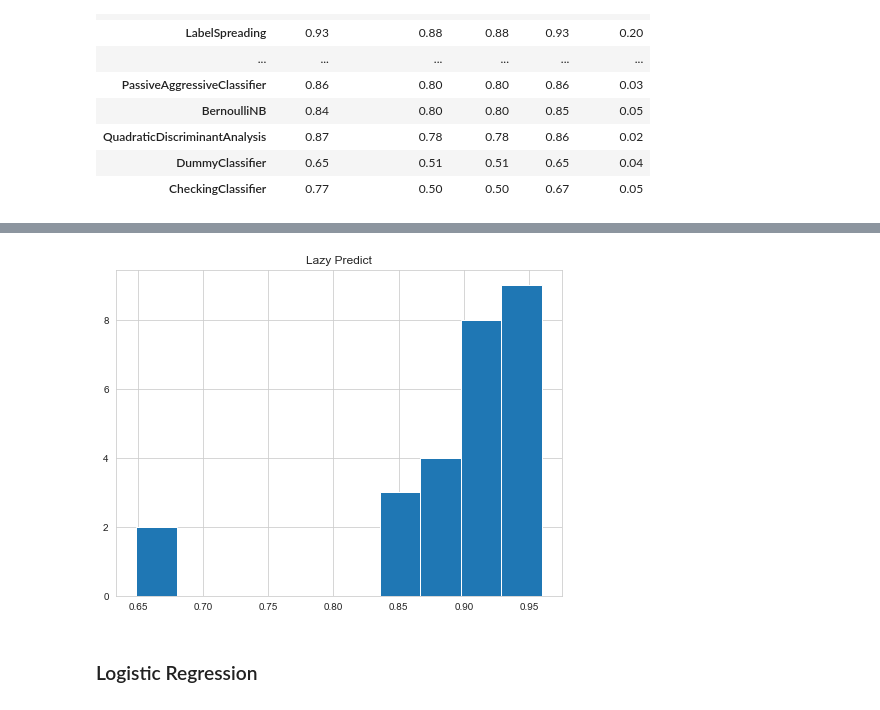
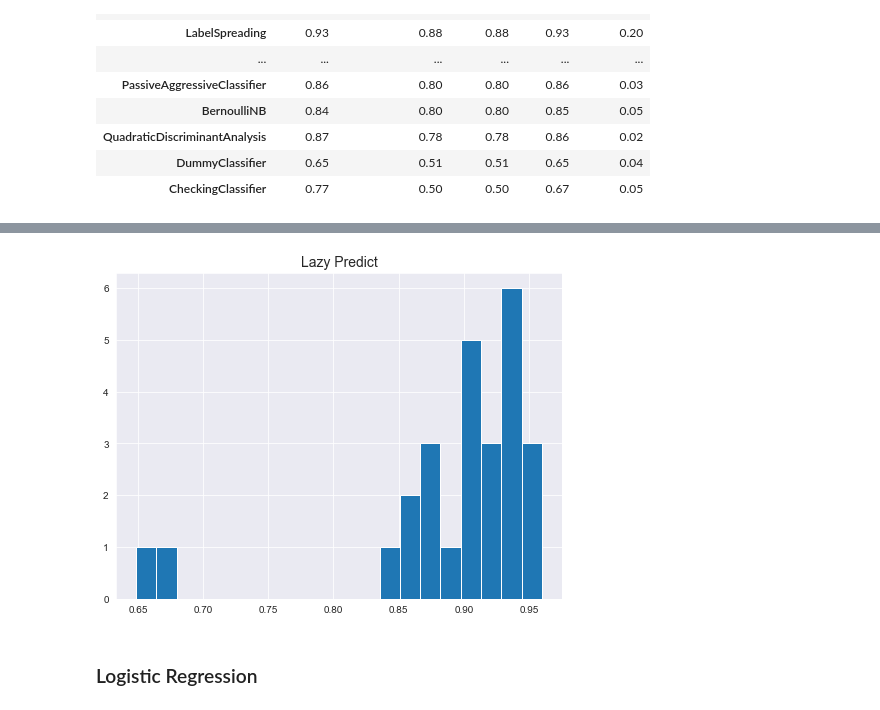
Before and after one commit to Ismaeltrevi/Predicting-Fetal-Risk-Using-Cardiotocographic-Data, a Jupyter notebook: vanilla_model_cleaned.ipynb, the cells around one changed output, grey strips where cells are left out. Cells and saved outputs as stored; diff of their text form; code cells hidden in the pictures.

```diff
--- a/vanilla_model_cleaned.ipynb
+++ b/vanilla_model_cleaned.ipynb
@@ -121,15 +121,15 @@ models
 | DummyClassifier | 0.65 | 0.51 | 0.51 | 0.65 | 0.04 |
 | CheckingClassifier | 0.77 | 0.50 | 0.50 | 0.67 | 0.05 |
 # %%
-sns.set_style('whitegrid')
-models['F1 Score'].hist(figsize=(8,6))
-plt.title('Lazy Predict')
+sns.set_style('dark')
+models['F1 Score'].hist(figsize=(8,6), bins=20)
+plt.title('Lazy Predict', fontsize=14)
 plt.show()
 # %% [output]
 [interactive output not drawn]
 [interactive output not drawn]
 [interactive output not drawn]
-[figure, old version]
+[figure, new version]
 # %%
 # Evaluation function
 
```
Also changed, not shown: parts of 1 cell of this notebook.
